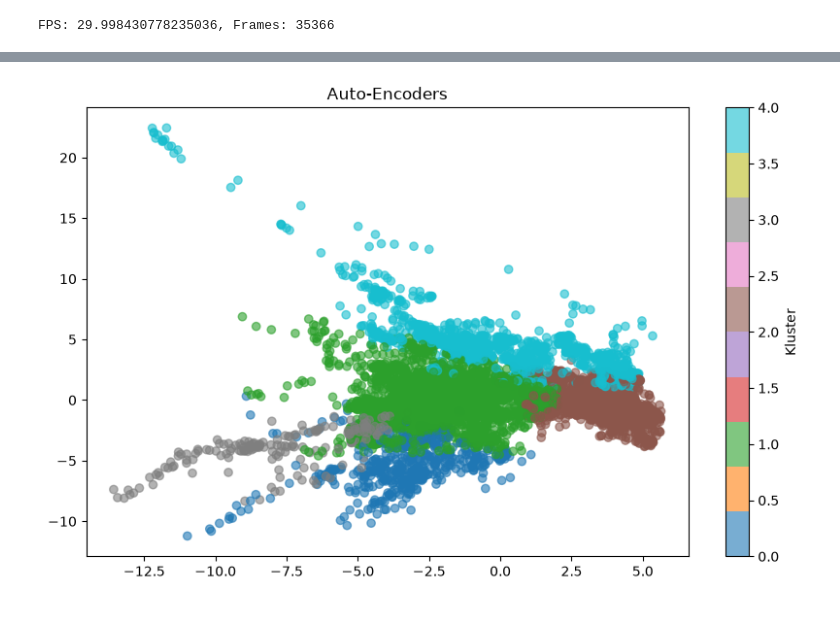
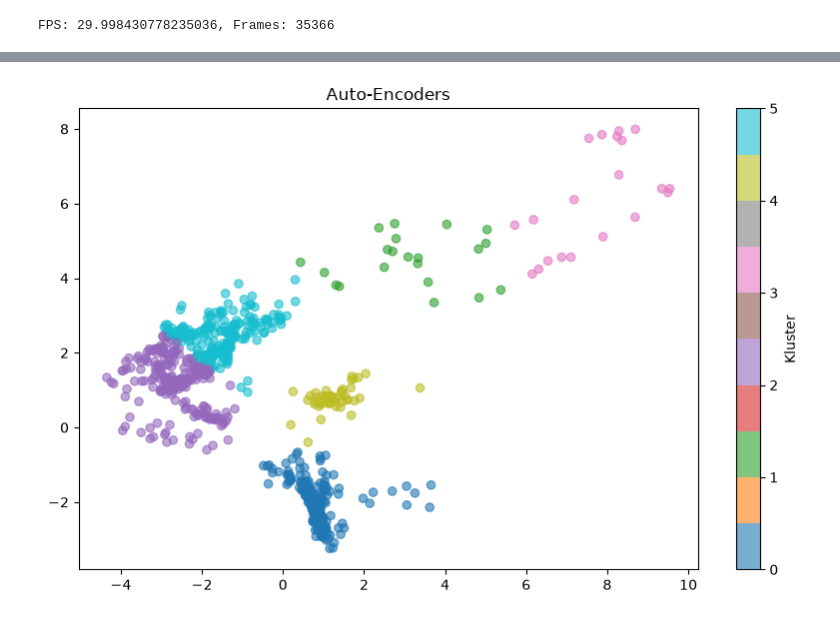
Before and after one commit to LukasStrandberg/Scientific-computing-project---Emotion-detection, a Jupyter notebook: video_test.ipynb, the cells around one changed output, grey strips where cells are left out. Saved outputs shown, nothing was run; the diff lists cells and outputs as text; code cells hidden in the pictures.

Commit message:
Updated KMEANS, autoencoder visulasation and plotting of frames for each cluster

```diff
--- a/video_test.ipynb
+++ b/video_test.ipynb
@@ -158,8 +164,4 @@ n_clusters = 5
 # %%
-import torch
-import torch.nn as nn
-import torch.optim as optim
-
 # 1. Definiera Autoencodern
 class BlendshapeAutoencoder(nn.Module):
     def __init__(self, input_dim=52, latent_dim=10):
@@ -187,7 +189,7 @@ X_tensor = torch.FloatTensor(X_scaled)
 
 # 3. Initiera modell, förlustfunktion och optimerare
 input_dim = X_scaled.shape[1]
-latent_dim = 5 # Motsvarar n_components=10 som du hade i PCA
+latent_dim = 2 # Motsvarar n_components=10 som du hade i PCA
 model = BlendshapeAutoencoder(input_dim=input_dim, latent_dim=latent_dim)
 criterion = nn.MSELoss()
 optimizer = optim.Adam(model.parameters(), lr=0.001)
@@ -207,6 +209,38 @@ model.eval()
 with torch.no_grad():
     X_ae = model.encoder(X_tensor).numpy()
 # %%
-kmeans = KMeans(n_clusters=n_clusters, random_state=42, n_init=10)
+max_score = 0
+sil_ae_array = np.zeros(11)
+inertia_ae_array = np.zeros(11)
+for k in range(2, 12):
+    # Kör din logik för Autoencoder
+    kmeans_ae = KMeans(n_clusters=k, random_state=42, n_init=10)
+    labels_AE = kmeans_ae.fit_predict(X_ae)
+    sil_ae = silhouette_score(X_ae, labels_AE)
+
+    if sil_ae > max_score:
+        max_score = sil_ae
+        n_clusters = k
+
+    sil_ae_array[k-1] = sil_ae
+    inertia_ae_array[k-1] = kmeans_ae.inertia_
+
+    # # Kör din logik för PCA
+    # kmeans_pca = KMeans(n_clusters=k, random_state=42, n_init=10)
+    # labels_PCA = kmeans_pca.fit_predict(X_pca)
+    # sil_pca = silhouette_score(X_pca, labels_PCA)
+
+    # print(f"--- Antal kluster (k) = {k} ---")
+    # print(f"Autoencoder -> Inertia: {kmeans_ae.inertia_:.2f} | Silhouette: {sil_ae:.3f}")
+    # print(f"PCA         -> Inertia: {kmeans_pca.inertia_:.2f} | Silhouette: {sil_pca:.3f}\n")
+
+
+print(f'Clusters = {n_clusters}')
+
+# Change clusters based on elbow plot
+n_clusters = 6
+
+kmeans = KMeans(n_clusters=n_clusters,random_state=SEED, n_init=10)
+
 labels_AE = kmeans.fit_predict(X_ae)
 labels_PCA = kmeans.fit_predict(X_pca)
@@ -218,8 +263,8 @@ plt.show()
 # %%
 plt.figure(figsize=(10, 6))
-plt.scatter(X_pca[:, 0], X_pca[:, 1], c=labels_AE, cmap='tab10', alpha=0.6)
+plt.scatter(X_ae[:, 0], X_ae[:, 1], c=labels_AE, cmap='tab10', alpha=0.6)
 plt.title("Auto-Encoders")
 plt.colorbar(label='Kluster')
 plt.show()
 # %% [output]
-[figure, old version]
+[figure, new version]
```
Also changed, not shown: parts of 13 cells of this notebook.
